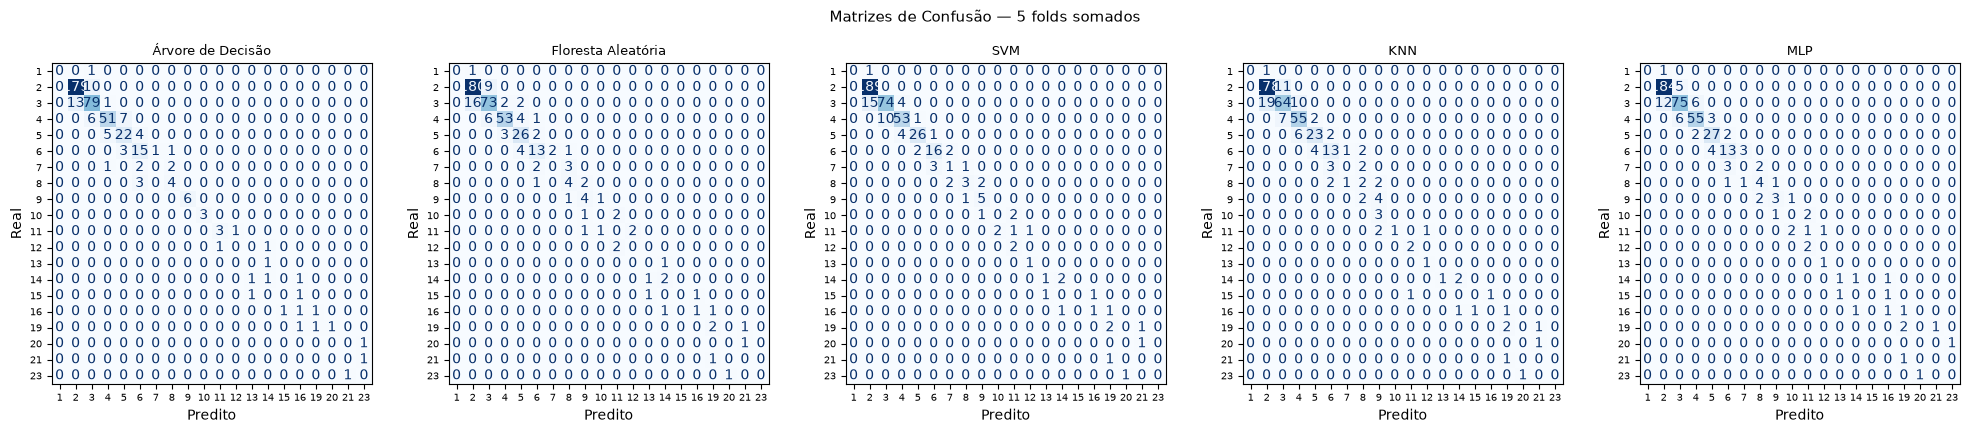
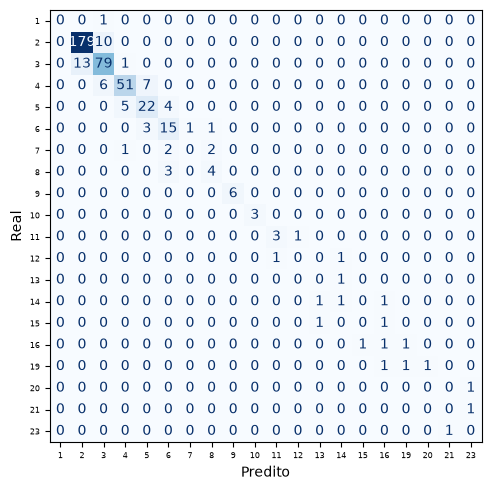
The change to this notebook cell's code, shown as a diff; its figure went from the first image to the second:
--- before
+++ after
@@ -1,18 +1,21 @@
-n_models = len(results)
-fig, axes = plt.subplots(1, n_models, figsize=(4 * n_models, 4))
-if n_models == 1:
-    axes = [axes]
+model_abbrev = {
+    'Árvore de Decisão' : 'ad',
+    'Floresta Aleatória': 'fa',
+    'SVM'               : 'svm',
+    'KNN'               : 'knn',
+    'MLP'               : 'mlp',
+}
 
-for ax, (name, m) in zip(axes, results.items()):
+for name, m in results.items():
     cm_total = np.sum(m['conf_matrix'], axis=0)
+    fig, ax = plt.subplots(figsize=(6, 5))
     disp = ConfusionMatrixDisplay(confusion_matrix=cm_total, display_labels=all_labels)
     disp.plot(ax=ax, colorbar=False, cmap='Blues', values_format='d')
-    ax.set_title(name, fontsize=9)
     ax.set_xlabel('Predito')
     ax.set_ylabel('Real')
-    ax.tick_params(axis='both', labelsize=7)
-
-plt.suptitle('Matrizes de Confusão — 5 folds somados', fontsize=11, y=1.02)
-plt.tight_layout()
-plt.savefig(FIGURES_DIR / 'confusion_matrices.png', dpi=150, bbox_inches='tight')
-plt.show()
+    ax.tick_params(axis='both', labelsize=6)
+    plt.tight_layout()
+    fname = FIGURES_DIR / f'confusion_matrix_{model_abbrev[name]}.png'
+    plt.savefig(fname, dpi=150, bbox_inches='tight')
+    plt.show()
+    print(f'Salvo: {fname}')

Commit: refactor: separa matrizes de confusão em imagens individuais e remove títulos das figuras